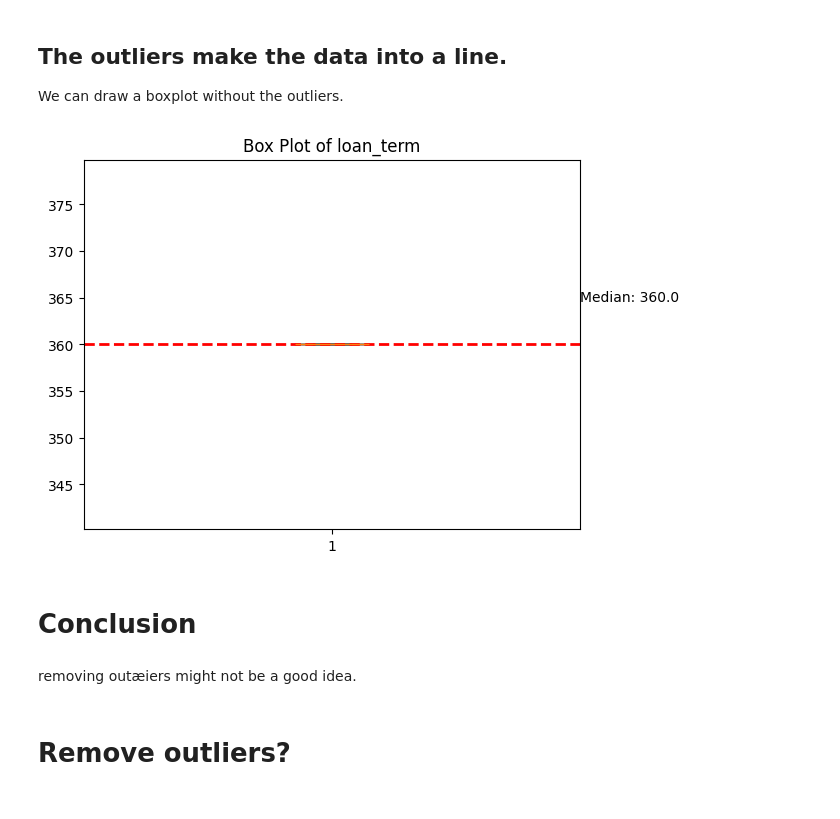
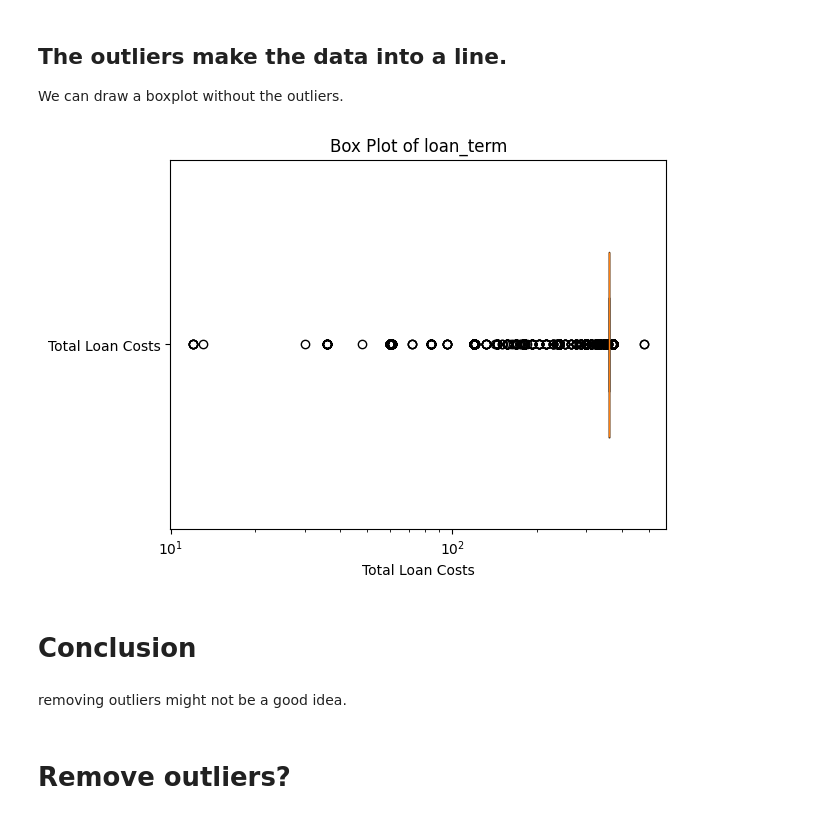
Before and after one commit to aschera/credit_risk_predictor, a Jupyter notebook: notebooks/Christinas/EDA_stepwise/9_loan_term.ipynb, the cells around one changed output. Drawn from its saved outputs; the diff is of its cells as text; code cells hidden in the pictures.

```diff
--- a/notebooks/Christinas/EDA_stepwise/9_loan_term.ipynb
+++ b/notebooks/Christinas/EDA_stepwise/9_loan_term.ipynb
@@ -140,26 +129,27 @@ plt.show()
 ## The outliers make the data into a line.
 We can draw a boxplot without the outliers.
 # %%
-# Create a box plot of the 'loan_term ' column
-plt.boxplot(df1['loan_term'], showfliers=False)  # Exclude outliers
+# Remove NaN values from the data
+data = df1['loan_term'].dropna()
+
+# Create a box plot
+plt.boxplot(data, vert=False, widths=0.5, showfliers=True, labels=['Total Loan Costs'])
+
+# Add labels and title
+plt.xlabel('Total Loan Costs')
 plt.title('Box Plot of loan_term')
 
-# Calculate the median value
-median_value = df1['loan_term'].median()
+# Set a logarithmic scale for the x-axis if needed
+plt.xscale('log')
 
-# Add a median line
-plt.axhline(median_value, color='r', linestyle='dashed', linewidth=2)
-
-# Add text with the median value 5 pixels above the line
-plt.text(1.5, median_value + 5, f'Median: {median_value}', va='center')
-
+# Show the plot
 plt.show()
 # %% [output]
-[figure, old version]
+[figure, new version]
 # %% [markdown]
 # Conclusion
 # %% [markdown]
-removing outæiers might not be a good idea.
+removing outliers might not be a good idea.
 # %% [markdown]
 # Remove outliers?
 # %%
```
Also changed, not shown: parts of 14 cells of this notebook, 8 other files.
